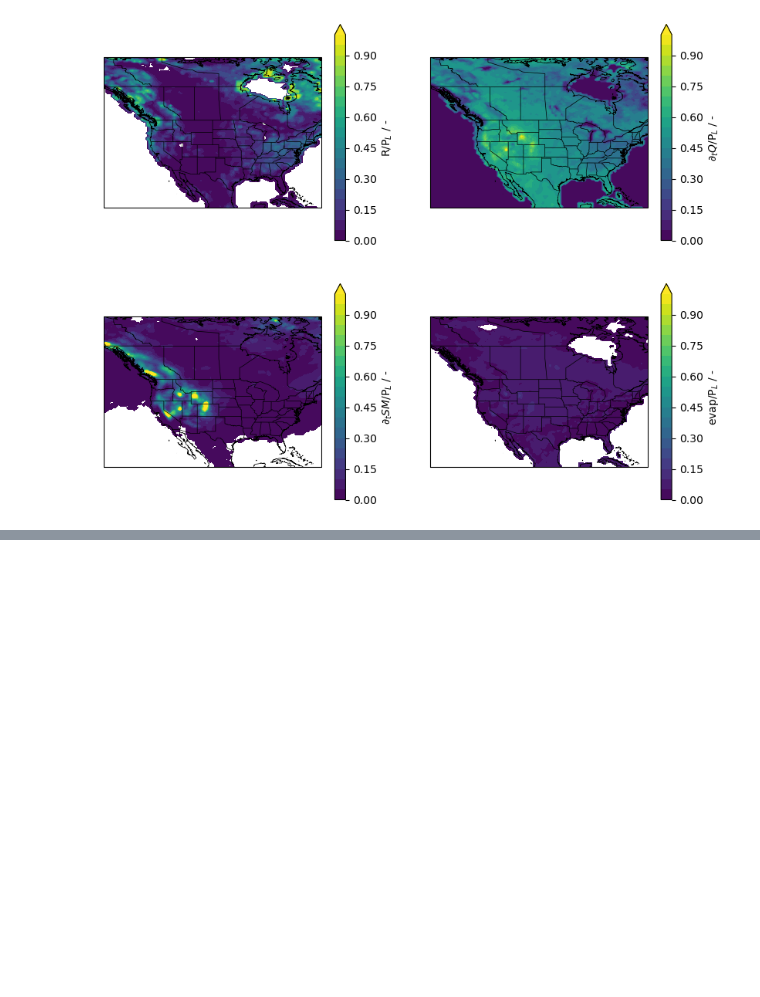
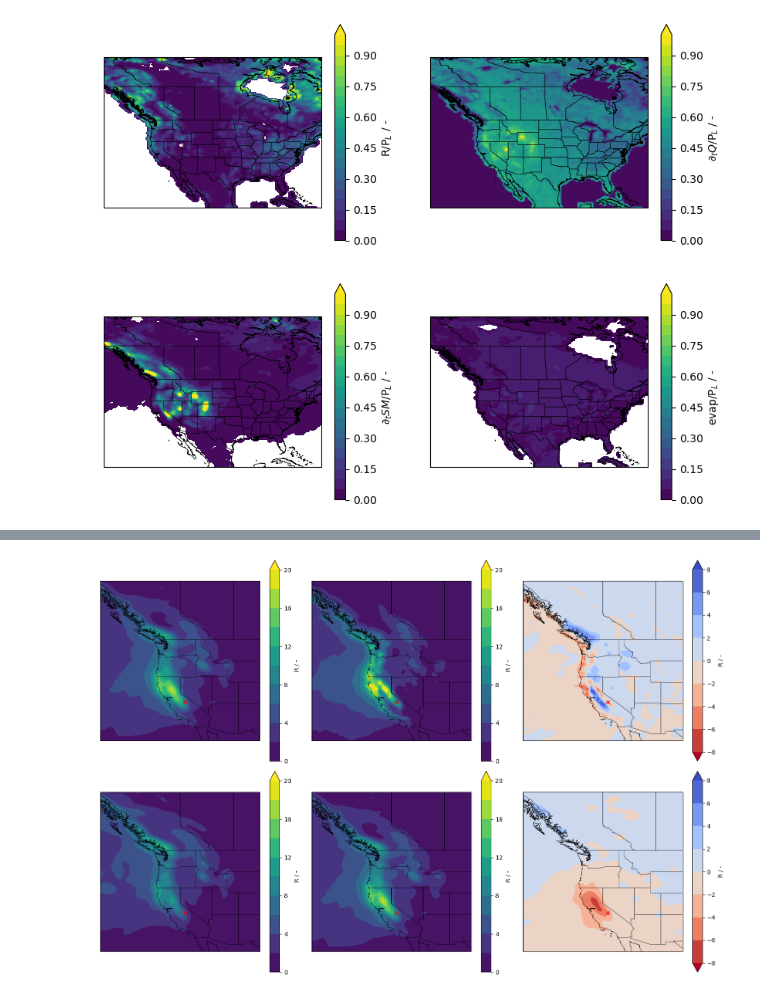
Before and after one commit to Smpljack/AR-analysis, a Jupyter notebook: runoff_composite_map.ipynb, the cells around one changed output, grey strips where cells are left out. Saved outputs shown, nothing was run; the diff lists cells and outputs as text; code cells hidden in the pictures; blank space fills up the shorter version.

```diff
--- a/runoff_composite_map.ipynb
+++ b/runoff_composite_map.ipynb
@@ -323,3 +323,20 @@ for ax in [ax1, ax2, ax3, ax4]:
 # plt.savefig(f'/home/Marc.Prange/work/AR-analysis/plots/runoff/west_NA_20mm_precip_events_mean_map_var_lprec_ratios_day0_1990_2020.png', dpi=300, bbox_inches='tight')
 # %% [output]
 [figure]
+# %%
+model_data = xr.open_dataset(
+    '/archive/Marc.Prange/na_data/c192L33_am4p0_amip_HIRESMIP_nudge_wind_1951_2020/'
+    'temporal_composite/providence_na_composite_test.nc')
+model_data_mean = model_data.mean('case')
+model_data_p2K = xr.open_dataset(
+    '/archive/Marc.Prange/na_data/c192L33_am4p0_amip_HIRESMIP_nudge_wind_1day_p2K/'
+    'temporal_composite/providence_na_composite_test.nc')
+model_data_p2K_mean = model_data_p2K.mean('case')
+obs_data = xr.open_dataset(
+    '/archive/Marc.Prange/na_data/c192_obs/'
+    'temporal_composite/providence_na_composite_test.nc')
+obs_data_mean = obs_data.mean('case')
+
+model_data_loc = model_data.sel({'lon': model_data.loc_lon, 'lat': model_data.loc_lat}, method='nearest')
+model_data_p2K_loc = model_data_p2K.sel({'lon': model_data_p2K.loc_lon, 'lat': model_data_p2K.loc_lat}, method='nearest')
+obs_data_loc = obs_data.sel({'lon': obs_data.loc_lon, 'lat': obs_data.loc_lat}, method='nearest')
@@ -325,0 +347,66 @@ for ax in [ax1, ax2, ax3, ax4]:
+# %%
+fig = plt.figure(figsize=(15, 10))
+
+ax1 = fig.add_subplot(231, projection=ccrs.PlateCarree())
+c1 = ax1.contourf(
+    model_data.lon, model_data.lat,
+    model_data_mean.pr.isel(time=5)*86400,
+    levels=np.arange(0, 22, 2), extend='max')
+ax1.scatter(model_data.loc_lon, model_data.loc_lat, marker='x', color='red')
+plt.colorbar(c1, label='R / -', shrink=1)
+
+ax2 = fig.add_subplot(232, projection=ccrs.PlateCarree())
+c2 = ax2.contourf(
+    obs_data.lon, obs_data.lat,
+    obs_data_mean.pr.isel(time=5)*86400,
+    levels=np.arange(0, 22, 2), extend='max')
+ax2.scatter(obs_data.loc_lon, obs_data.loc_lat, marker='x', color='red')
+plt.colorbar(c2, label='R / -', shrink=1)
+
+ax3 = fig.add_subplot(233, projection=ccrs.PlateCarree())
+c3 = ax3.contourf(
+    model_data.lon, model_data.lat,
+    (model_data_mean.pr.isel(time=5).values - obs_data_mean.pr.isel(time=5).values)*86400,
+    levels=np.arange(-8, 10, 2), extend='both', cmap='coolwarm_r')
+ax3.scatter(obs_data.loc_lon, obs_data.loc_lat, marker='x', color='red')
+plt.colorbar(c3, label='R / -', shrink=1)
+
+ax4 = fig.add_subplot(234, projection=ccrs.PlateCarree())
+c4 = ax4.contourf(
+    model_data_p2K.lon, model_data_p2K.lat,
+    model_data_p2K_mean.pr.isel(time=5)*86400,
+    levels=np.arange(0, 22, 2), extend='max')
+ax4.scatter(model_data_p2K.loc_lon, model_data_p2K.loc_lat, marker='x', color='red')
+plt.colorbar(c4, label='R / -', shrink=1)
+
+ax5 = fig.add_subplot(235, projection=ccrs.PlateCarree())
+c5 = ax5.contourf(
+    model_data.lon, model_data.lat,
+    model_data_mean.pr.isel(time=5)*86400,
+    levels=np.arange(0, 22, 2), extend='max')
+ax5.scatter(model_data.loc_lon, model_data.loc_lat, marker='x', color='red')
+plt.colorbar(c5, label='R / -', shrink=1)
+
+ax6 = fig.add_subplot(236, projection=ccrs.PlateCarree())
+c6 = ax6.contourf(
+    model_data.lon, model_data.lat,
+    (model_data_p2K_mean.pr - model_data_mean.pr).isel(time=5)*86400,
+    levels=np.arange(-8, 10, 2), extend='both', cmap='coolwarm_r')
+ax6.scatter(model_data.loc_lon, model_data.loc_lat, marker='x', color='red')
+plt.colorbar(c6, label='R / -', shrink=1)
+
+for ax in [ax1, ax2, ax3, ax4, ax5, ax6]:
+    ax.set_extent([-135, -105, 30, 60], crs=ccrs.PlateCarree())
+    ax.coastlines("10m", linewidth=0.5)
+    # axis.add_feature(cfeature.LAKES.with_scale('10m'), facecolor='tab:blue', edgecolor='tab:blue', linewidth=0.5)
+    # axis.add_feature(cfeature.RIVERS.with_scale('10m'), edgecolor='tab:blue', linewidth=0.5)
+    ax.add_feature(cfeature.BORDERS.with_scale('10m'), edgecolor='black', linewidth=0.5)
+    states_provinces = cfeature.NaturalEarthFeature(
+        category='cultural',
+        name='admin_1_states_provinces_lines',
+        scale='50m',
+        facecolor='none')
+    ax.add_feature(states_provinces, edgecolor='black', linewidth=0.5)
+plt.tight_layout()
+# %% [output]
+[figure, added]
```
Also changed, not shown: parts of 3 cells of this notebook, 2 other files.
